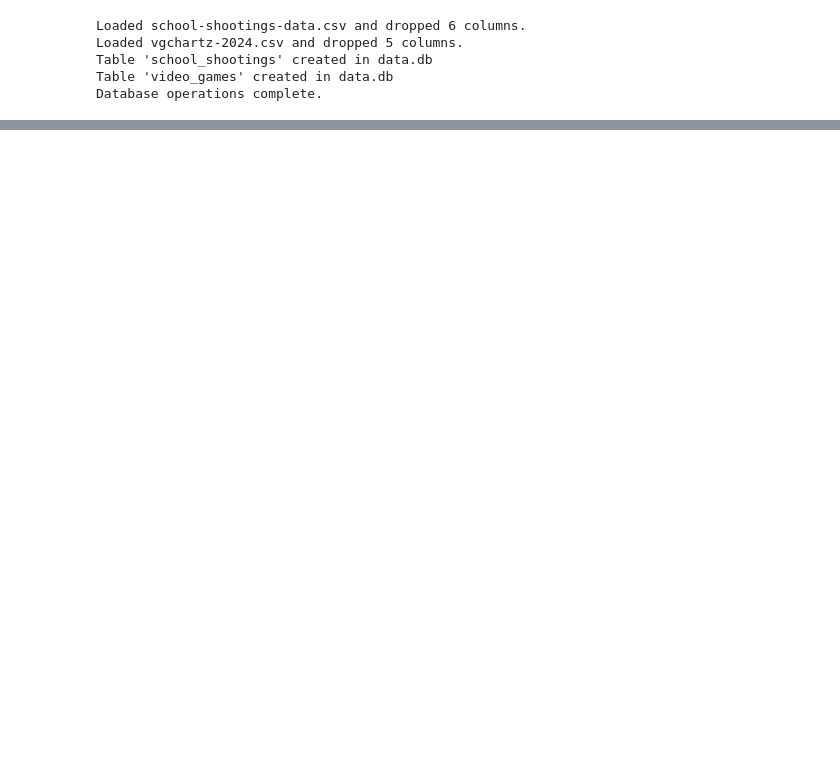
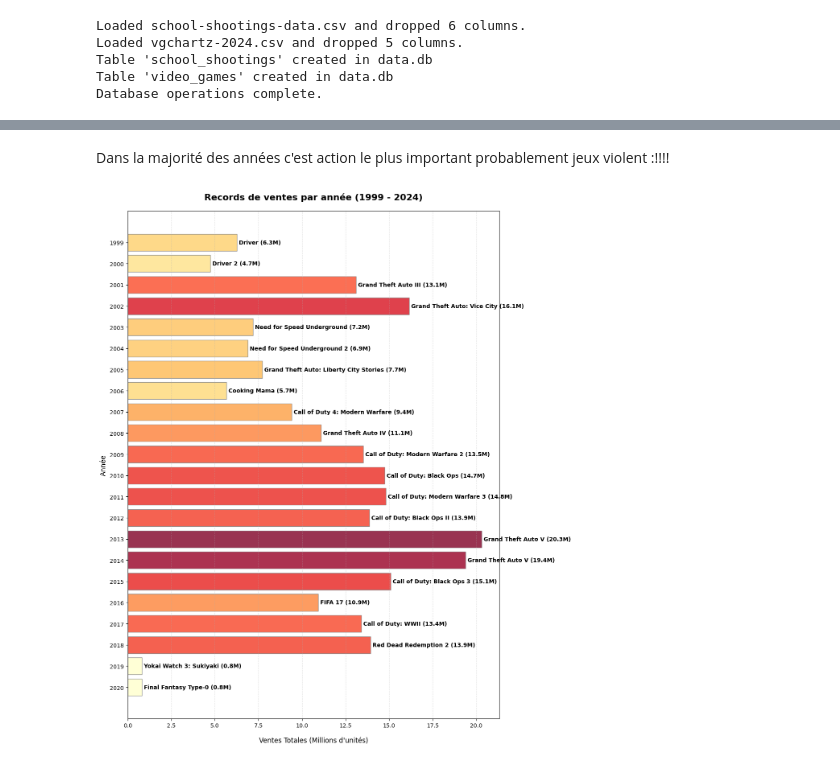
Before and after one commit to RAbdGen/Analyse-Jeux-video-Violence-USA, a Jupyter notebook: projet.ipynb, the cells around one changed output, grey strips where cells are left out. Cells and saved outputs as stored; diff of their text form; code cells hidden in the pictures; blank space fills up the shorter version.

```diff
--- a/projet.ipynb
+++ b/projet.ipynb
@@ -144,0 +192,55 @@ Database operations complete.
+# %% [markdown]
+Dans la majorité des années c'est action le plus important probablement jeux violent :!!!!
+# %%
+import pandas as pd
+import sqlite3
+import matplotlib.pyplot as plt
+import matplotlib.cm as cm # Pour le dégradé de couleurs
+
+# 1. Connexion et extraction (inchangé)
+conn = sqlite3.connect('./data.db')
+query = """
+SELECT
+    title,
+    strftime('%Y', release_date) AS year,
+    total_sales
+FROM video_games
+WHERE year BETWEEN '1999' AND '2024' AND total_sales IS NOT NULL
+"""
+df = pd.read_sql_query(query, conn)
+conn.close()
+
+# 2. Préparation des données
+df['year'] = df['year'].astype(int)
+top_sales = df.sort_values(['year', 'total_sales'], ascending=[True, False]).groupby('year').head(1)
+
+# 3. Création du graphique horizontal
+plt.figure(figsize=(12, 14)) # Plus haut pour espacer les années
+
+# Création d'un dégradé de couleur basé sur les ventes
+norm = plt.Normalize(top_sales['total_sales'].min(), top_sales['total_sales'].max())
+colors = cm.get_cmap('YlOrRd')(norm(top_sales['total_sales'])) # Dégradé Jaune à Rouge
+
+bars = plt.barh(top_sales['year'].astype(str), top_sales['total_sales'], color=colors, edgecolor='grey', alpha=0.8)
+
+
+for i, bar in enumerate(bars):
+    width = bar.get_width()
+    label_text = f" {top_sales.iloc[i]['title']} ({width:.1f}M)"
+
+    # On place le texte à droite de la barre
+    plt.text(width, bar.get_y() + bar.get_height()/2,
+             label_text,
+             va='center', ha='left', fontsize=10, fontweight='bold')
+
+# 5. Esthétique finale
+plt.xlabel('Ventes Totales (Millions d\'unités)', fontsize=12, labelpad=15)
+plt.ylabel('Année', fontsize=12)
+plt.title('Records de ventes par année (1999 - 2024)', fontsize=16, fontweight='bold', pad=20)
+plt.grid(axis='x', linestyle='--', alpha=0.4) # Grille verticale uniquement
+plt.gca().invert_yaxis() # Inverser pour avoir 1999 en haut
+plt.tight_layout()
+
+plt.show()
+# %% [output]
+[figure, added]
```
Also changed, not shown: parts of 11 cells of this notebook, 1 other file.
